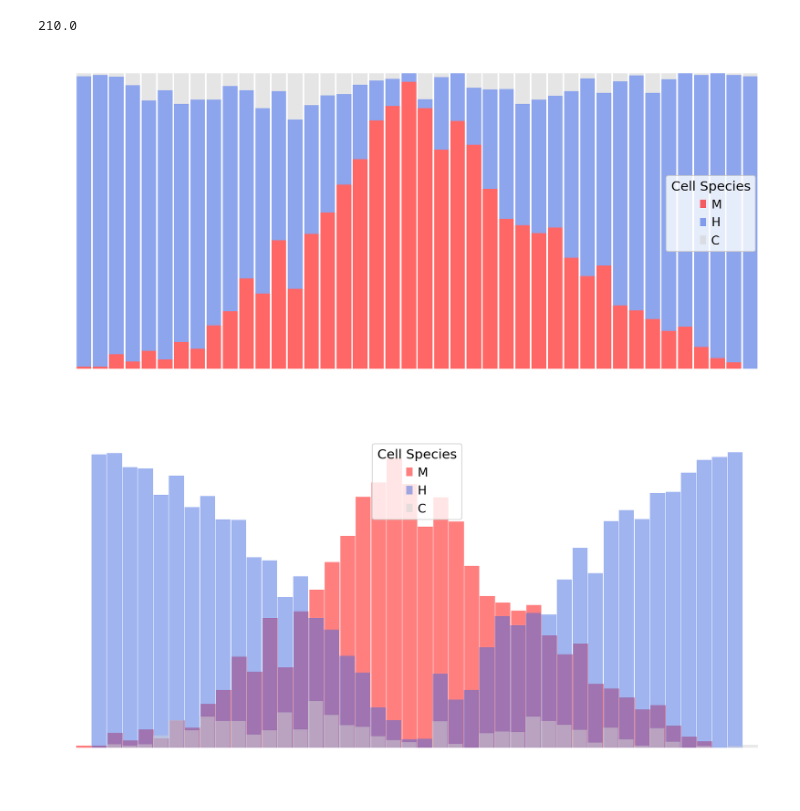
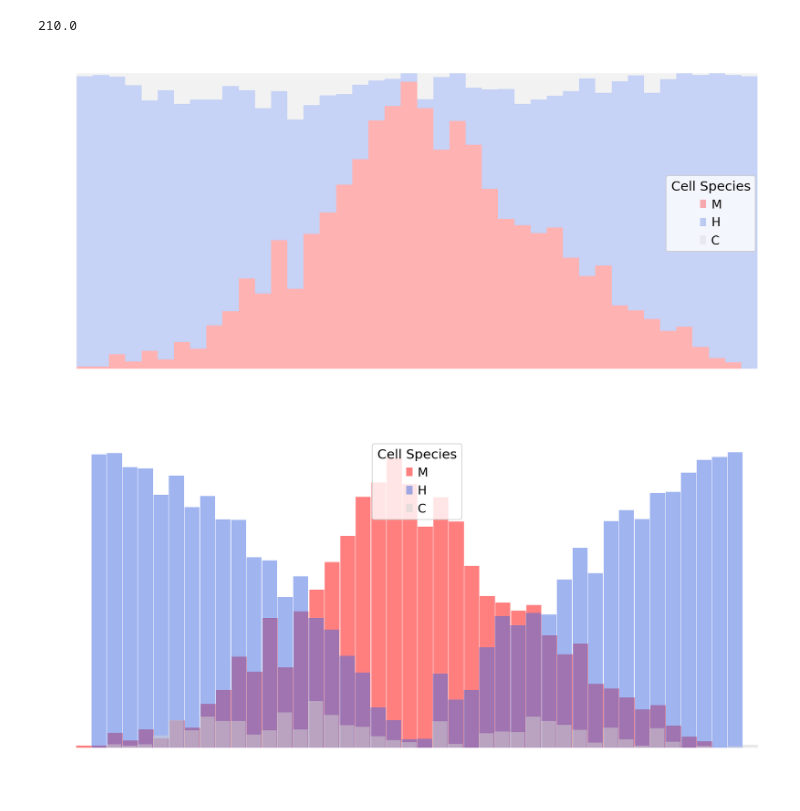
Before and after one commit to yelabucsf/spatial, a Jupyter notebook: notebooks/XYZeq_fig1.ipynb, the cells around one changed output. Cells and saved outputs as stored; diff of their text form; code cells hidden in the pictures.

```diff
--- a/notebooks/XYZeq_fig1.ipynb
+++ b/notebooks/XYZeq_fig1.ipynb
@@ -24,7 +24,7 @@ scipy.__version__
 
 path='/Users/derekbogdanoff/projects/XYZeq/data/20190319_miSeq/human_mouse_gene_count/'
 
-plate_map='../XYZeq/data/20181219_species_exp/plate23_map.csv'
+plate_map='../../../XYZeq/data/20181219_species_exp/plate23_map.csv'
 # %%
 sc.settings.verbosity=3
 sc.settings.set_figure_params(dpi=80)
@@ -231,17 +231,17 @@ barplot_cmap=mpl.colors.ListedColormap(['red','royalblue','lightgrey'])
 # %%
 plt.rcParams['figure.figsize'] = [13, 6]
 
 df_bar.plot.bar(stacked=True,
-                width=0.9,
+                width=1,
                 cmap=barplot_cmap,
                 ecolor='white',
-               alpha=.6)
+               alpha=.3)
 
 
 plt.axis('off')
 plt.grid(False)
 # %% [output]
-[figure, old version]
+[figure, new version]
 # %%
 plt.rcParams['figure.figsize'] = [13, 6]
 
```
Also changed, not shown: parts of 4 cells of this notebook.
